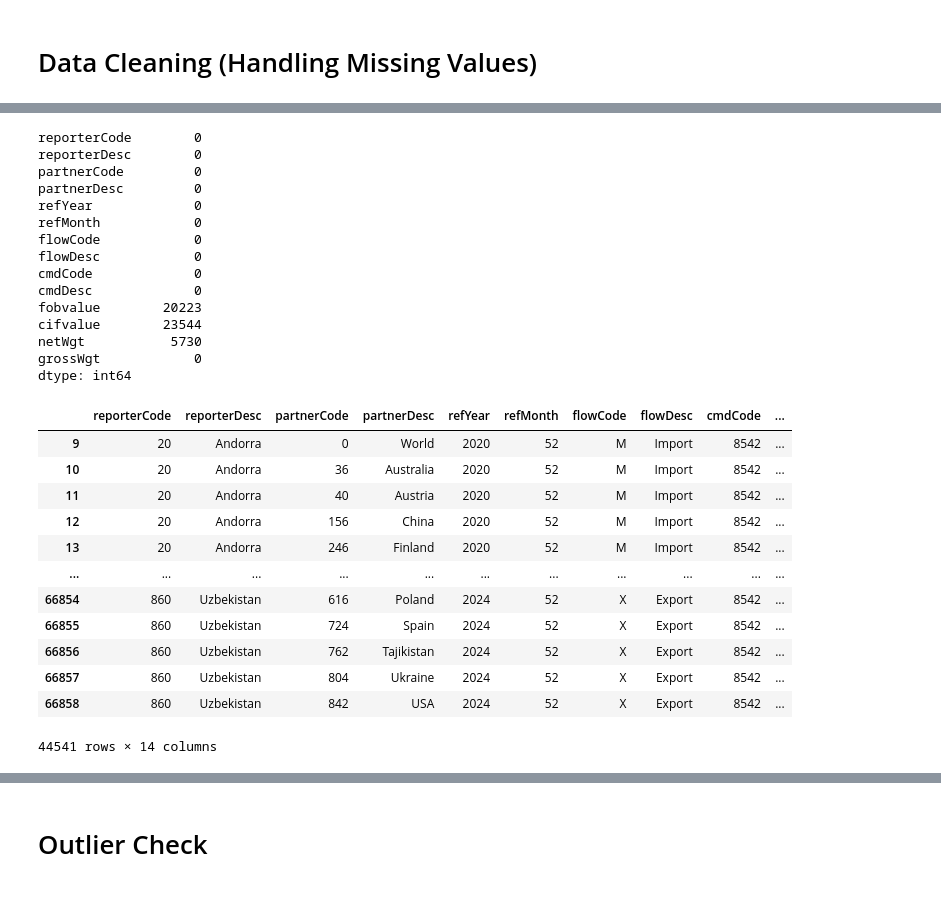
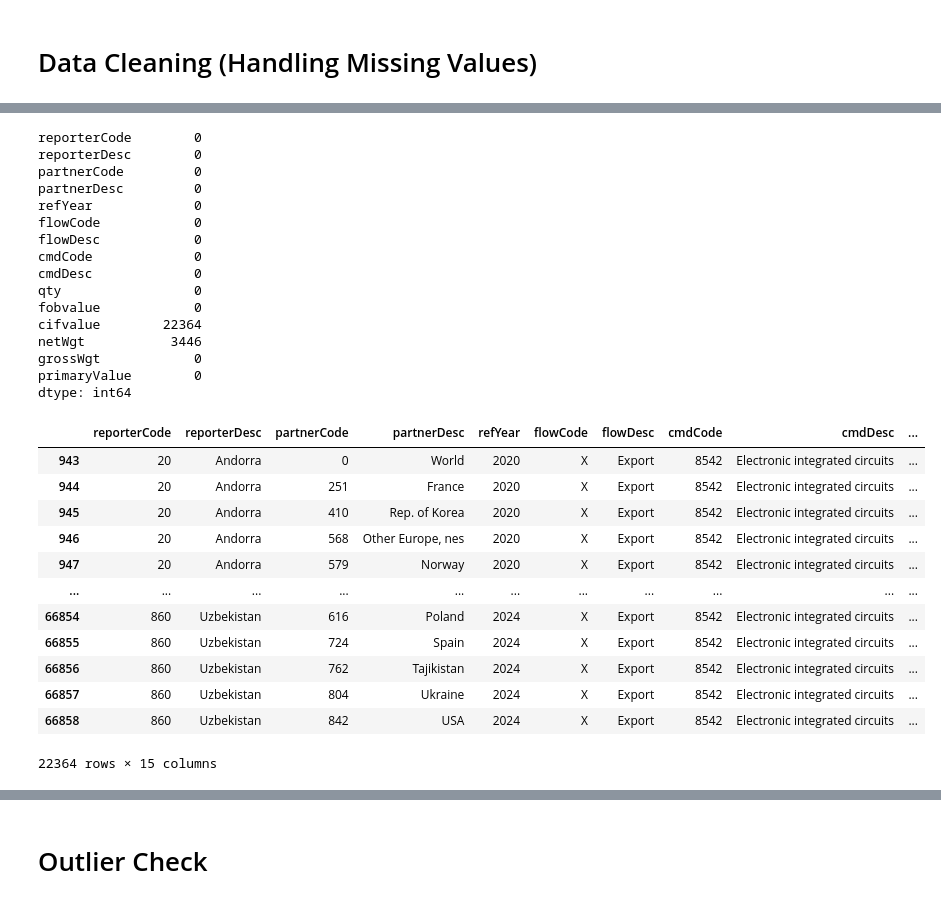
Before and after one commit to rfih/Dibimbing---DSDA, a Jupyter notebook: Final Project/Final.ipynb, the cells around one changed output, grey strips where cells are left out. Drawn from its saved outputs; the diff is of its cells as text; code cells hidden in the pictures.

```diff
--- a/Final Project/Final.ipynb
+++ b/Final Project/Final.ipynb
@@ -121,8 +121,8 @@ df_copy = df.copy()
 # Keep only the necessary columns for analysis
 columns_to_keep = [
     'reporterCode', 'reporterDesc', 'partnerCode', 'partnerDesc',
-    'refYear', 'refMonth', 'flowCode', 'flowDesc',
-    'cmdCode', 'cmdDesc', 'fobvalue', 'cifvalue', 'netWgt', 'grossWgt'
+    'refYear', 'flowCode', 'flowDesc',
+    'cmdCode', 'cmdDesc', 'qty', 'fobvalue', 'cifvalue', 'netWgt', 'grossWgt', 'primaryValue'
 ]
 df_copy = df_copy[columns_to_keep]
 df_copy.head()
@@ -135,0 +136,6 @@ df_copy.head()
+# %%
+# Split export data
+df_copy_export = df_copy[df_copy['flowDesc'] == 'Export']
+
+# Split import data
+df_copy_import = df_copy[df_copy['flowDesc'] == 'Import']
@@ -150,34 +194,35 @@ df_copy.describe()
 # %%
-df_copy.isnull().sum()
+df_copy_export.isnull().sum()
 # %% [output]
 reporterCode        0
 reporterDesc        0
 partnerCode         0
 partnerDesc         0
 refYear             0
-refMonth            0
 flowCode            0
 flowDesc            0
 cmdCode             0
 cmdDesc             0
-fobvalue        20223
-cifvalue        23544
-netWgt           5730
+qty                 0
+fobvalue            0
+cifvalue        22364
+netWgt           3446
 grossWgt            0
+primaryValue        0
 dtype: int64
 # %%
-df_copy[df_copy.isna().any(axis=1)]
+df_copy_export[df_copy_export.isna().any(axis=1)]
 # %% [output]
-|  | reporterCode | reporterDesc | partnerCode | partnerDesc | refYear | refMonth | flowCode | flowDesc | cmdCode | ... |
-| 9 | 20 | Andorra | 0 | World | 2020 | 52 | M | Import | 8542 | ... |
-| 10 | 20 | Andorra | 36 | Australia | 2020 | 52 | M | Import | 8542 | ... |
-| 11 | 20 | Andorra | 40 | Austria | 2020 | 52 | M | Import | 8542 | ... |
-| 12 | 20 | Andorra | 156 | China | 2020 | 52 | M | Import | 8542 | ... |
-| 13 | 20 | Andorra | 246 | Finland | 2020 | 52 | M | Import | 8542 | ... |
+|  | reporterCode | reporterDesc | partnerCode | partnerDesc | refYear | flowCode | flowDesc | cmdCode | cmdDesc | ... |
+| 943 | 20 | Andorra | 0 | World | 2020 | X | Export | 8542 | Electronic integrated circuits | ... |
+| 944 | 20 | Andorra | 251 | France | 2020 | X | Export | 8542 | Electronic integrated circuits | ... |
+| 945 | 20 | Andorra | 410 | Rep. of Korea | 2020 | X | Export | 8542 | Electronic integrated circuits | ... |
+| 946 | 20 | Andorra | 568 | Other Europe, nes | 2020 | X | Export | 8542 | Electronic integrated circuits | ... |
+| 947 | 20 | Andorra | 579 | Norway | 2020 | X | Export | 8542 | Electronic integrated circuits | ... |
 | ... | ... | ... | ... | ... | ... | ... | ... | ... | ... | ... |
-| 66854 | 860 | Uzbekistan | 616 | Poland | 2024 | 52 | X | Export | 8542 | ... |
-| 66855 | 860 | Uzbekistan | 724 | Spain | 2024 | 52 | X | Export | 8542 | ... |
-| 66856 | 860 | Uzbekistan | 762 | Tajikistan | 2024 | 52 | X | Export | 8542 | ... |
-| 66857 | 860 | Uzbekistan | 804 | Ukraine | 2024 | 52 | X | Export | 8542 | ... |
-| 66858 | 860 | Uzbekistan | 842 | USA | 2024 | 52 | X | Export | 8542 | ... |
+| 66854 | 860 | Uzbekistan | 616 | Poland | 2024 | X | Export | 8542 | Electronic integrated circuits | ... |
+| 66855 | 860 | Uzbekistan | 724 | Spain | 2024 | X | Export | 8542 | Electronic integrated circuits | ... |
+| 66856 | 860 | Uzbekistan | 762 | Tajikistan | 2024 | X | Export | 8542 | Electronic integrated circuits | ... |
+| 66857 | 860 | Uzbekistan | 804 | Ukraine | 2024 | X | Export | 8542 | Electronic integrated circuits | ... |
+| 66858 | 860 | Uzbekistan | 842 | USA | 2024 | X | Export | 8542 | Electronic integrated circuits | ... |
-44541 rows × 14 columns
+22364 rows × 15 columns
```
Also changed, not shown: parts of 28 cells of this notebook.
